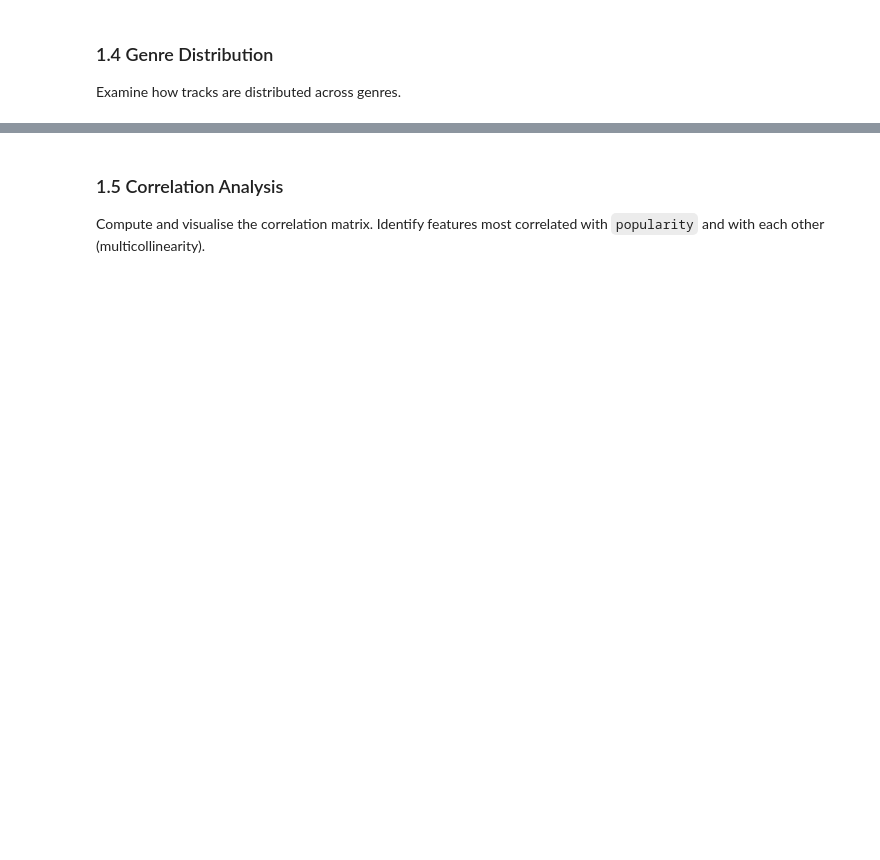
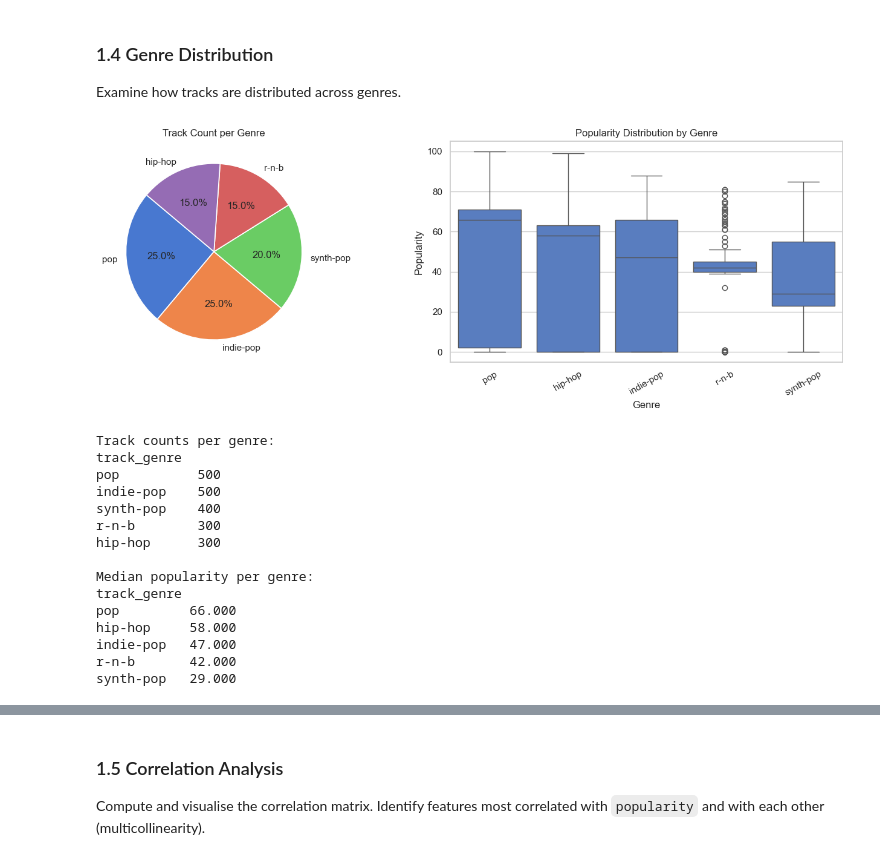
Before and after one commit to CallanMark/Data-Mining-Project, a Jupyter notebook: implementation.ipynb, the cells around one changed output, grey strips where cells are left out. Cells and saved outputs as stored; diff of their text form; code cells hidden in the pictures; blank space fills up the shorter version.

```diff
--- a/implementation.ipynb
+++ b/implementation.ipynb
@@ -31,3 +266,51 @@ Examine the distribution of `popularity`. Note the median — this will be used
 ### 1.4 Genre Distribution
 
 Examine how tracks are distributed across genres.
+# %%
+genre_counts = df["track_genre"].value_counts()
+
+fig, axes = plt.subplots(1, 2, figsize=(14, 5))
+
+# Pie chart
+axes[0].pie(
+    genre_counts.values,
+    labels=genre_counts.index,
+    autopct="%1.1f%%",
+    startangle=140,
+    wedgeprops={"edgecolor": "white", "linewidth": 1.2}
+)
+axes[0].set_title("Track Count per Genre")
+
+# Popularity by genre
+df_clean = df.dropna(subset=["popularity"])
+genre_order = df_clean.groupby("track_genre")["popularity"].median().sort_values(ascending=False).index
+sns.boxplot(data=df_clean, x="track_genre", y="popularity", order=genre_order, ax=axes[1])
+axes[1].set_title("Popularity Distribution by Genre")
+axes[1].set_xlabel("Genre")
+axes[1].set_ylabel("Popularity")
+axes[1].tick_params(axis="x", rotation=30)
+
+plt.tight_layout()
+plt.show()
+
+print("Track counts per genre:")
+print(genre_counts.to_string())
+print("\nMedian popularity per genre:")
+print(df_clean.groupby("track_genre")["popularity"].median().sort_values(ascending=False).round(1).to_string())
+# %% [output]
+[figure, added]
+Track counts per genre:
+track_genre
+pop          500
+indie-pop    500
+synth-pop    400
+r-n-b        300
+hip-hop      300
+
+Median popularity per genre:
+track_genre
+pop         66.000
+hip-hop     58.000
+indie-pop   47.000
+r-n-b       42.000
+synth-pop   29.000
```
Also changed, not shown: parts of 18 cells of this notebook.
